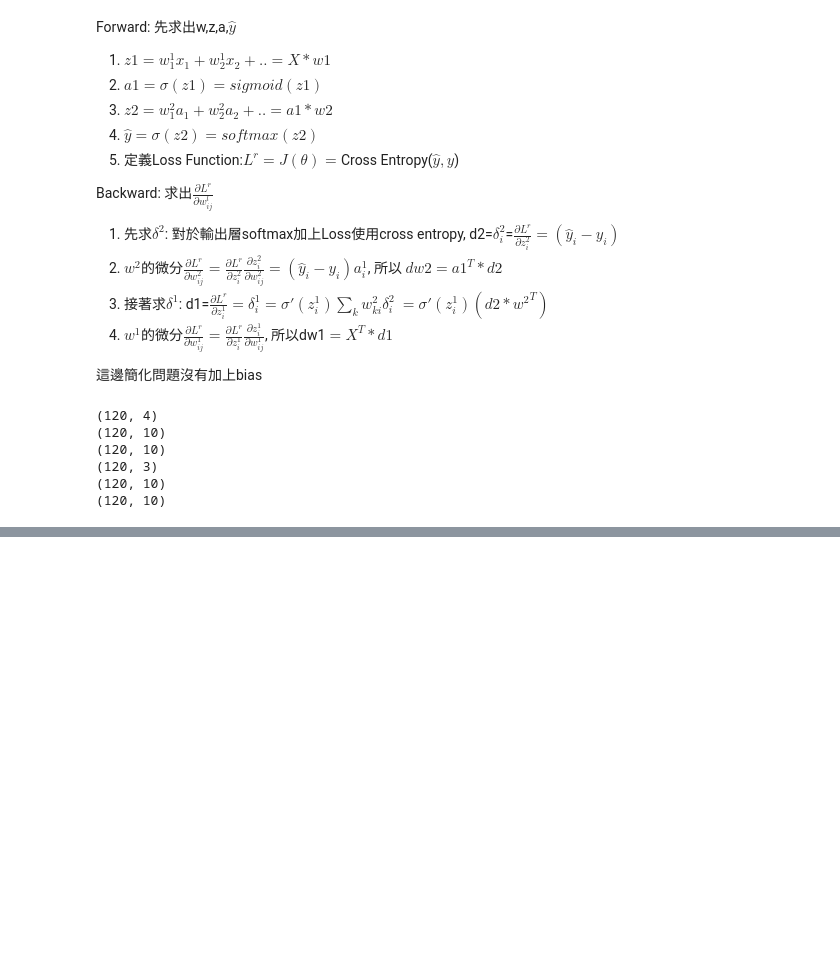
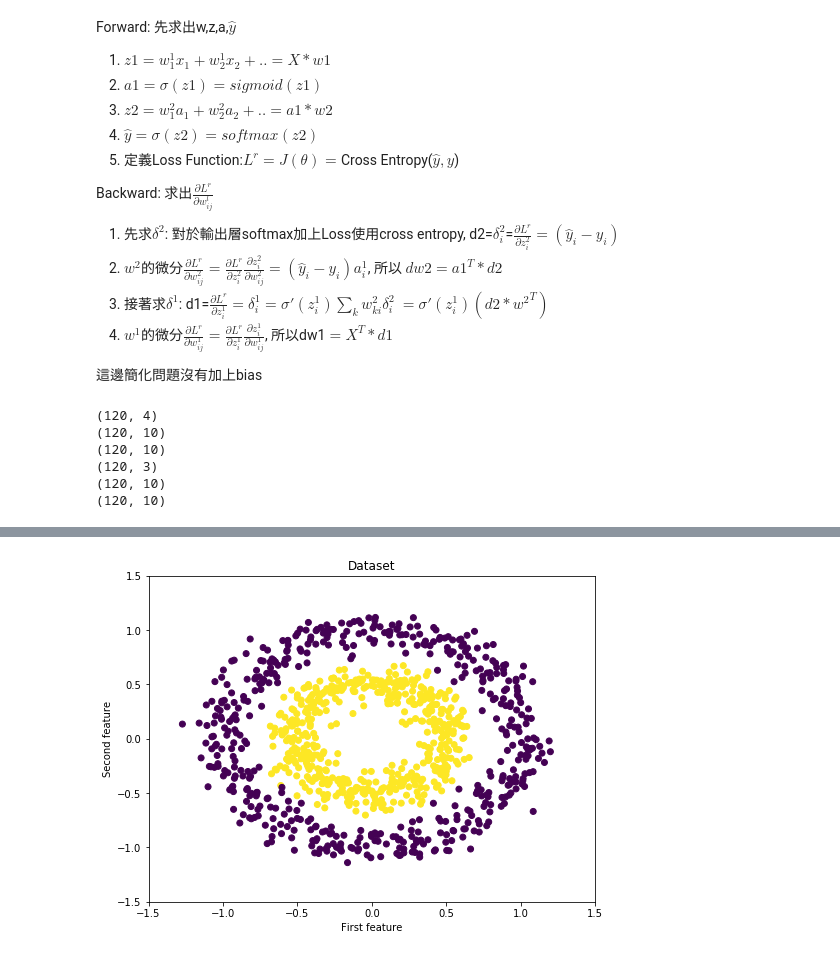
Before and after one commit to neohung/ml_note, a Jupyter notebook: lesson/Scratch4_MLP.ipynb, the cells around one changed output, grey strips where cells are left out. Saved outputs shown, nothing was run; the diff lists cells and outputs as text; code cells hidden in the pictures; blank space fills up the shorter version.

```diff
--- a/lesson/Scratch4_MLP.ipynb
+++ b/lesson/Scratch4_MLP.ipynb
@@ -343,0 +379,23 @@ print(a*b)
+# %%
+import numpy as np
+import pandas as pd
+import matplotlib.pyplot as plt
+from sklearn.datasets import make_circles
+from sklearn.model_selection import train_test_split
+np.random.seed(123)
+
+%matplotlib inline
+
+X, y = make_circles(n_samples=1000, factor=0.5, noise=.1)
+# 注意要加一個維度
+y_true = y[:, np.newaxis]
+fig = plt.figure(figsize=(8,6))
+plt.scatter(X[:,0], X[:,1], c=y)
+plt.xlim([-1.5, 1.5])
+plt.ylim([-1.5, 1.5])
+plt.title("Dataset")
+plt.xlabel("First feature")
+plt.ylabel("Second feature")
+plt.show()
+# %% [output]
+[figure, added]
```
Also changed, not shown: parts of 6 cells of this notebook, 4 other files.
